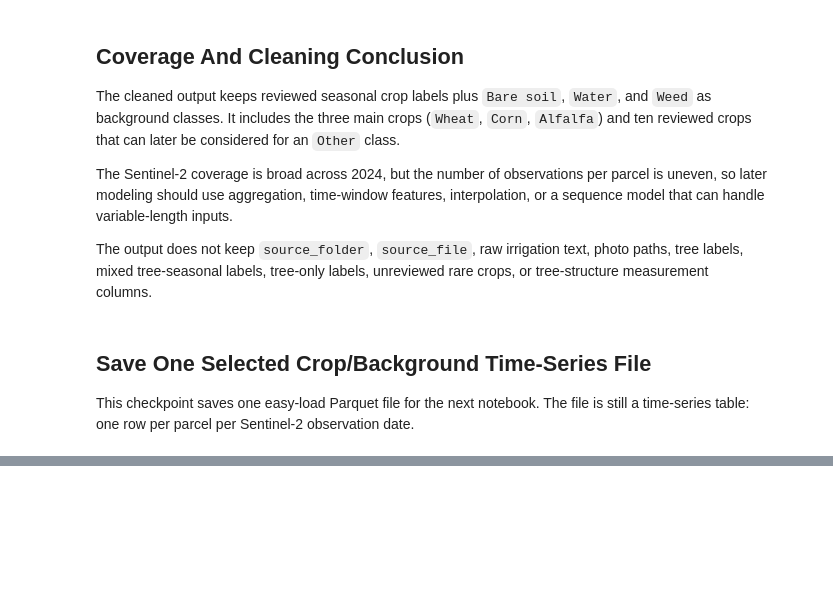
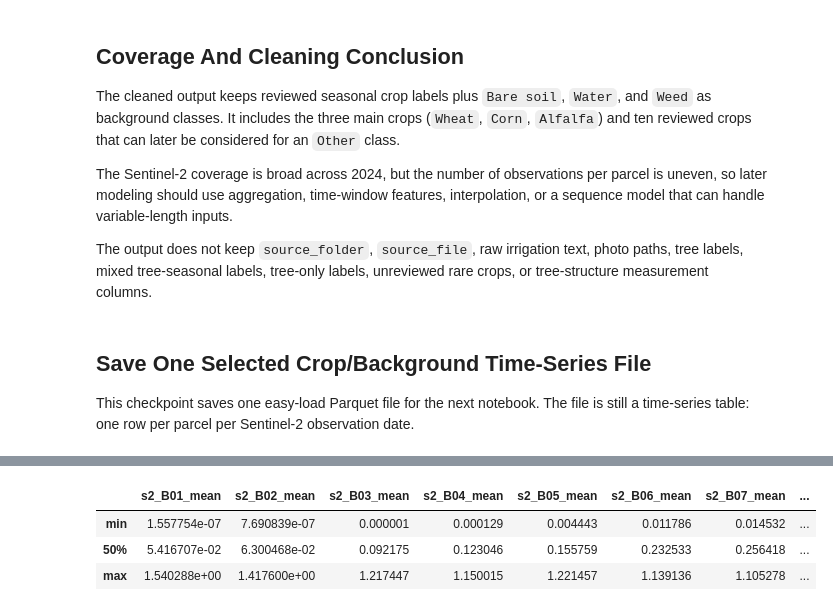
Before and after one commit to Abdo-Eid/FarmTrust, a Jupyter notebook: notebooks/07-morocco_dataset.ipynb, the cells around one changed output, grey strips where cells are left out. Drawn from its saved outputs; the diff is of its cells as text; code cells hidden in the pictures; blank space fills up the shorter version.

```diff
--- a/notebooks/07-morocco_dataset.ipynb
+++ b/notebooks/07-morocco_dataset.ipynb
@@ -96,5 +108,7 @@ print("Raw merged table:", raw_merged.shape)
 # %%
-# Save the raw merged data to a parquet file for future use
-# raw_merged.to_parquet(DATA_DIR / "raw_merged.parquet", index=False)
-# load the raw merged data from the parquet file
-raw_merged = pd.read_parquet(DATA_DIR / "raw_merged.parquet")
+raw_checkpoint_path = DATA_DIR / "raw_merged.parquet"
+raw_merged.to_parquet(raw_checkpoint_path, index=False)
+raw_merged = pd.read_parquet(raw_checkpoint_path)
+
+print("Saved and reloaded raw checkpoint:", raw_checkpoint_path)
+print("Raw merged shape:", raw_merged.shape)
@@ -370,0 +537,86 @@ Final columns:
+# %%
+BAND_RENAME = {
+    "B1": "B01",
+    "B2": "B02",
+    "B3": "B03",
+    "B4": "B04",
+    "B5": "B05",
+    "B6": "B06",
+    "B7": "B07",
+    "B8": "B08",
+    "B8A": "B8A",
+    "B9": "B09",
+    "B11": "B11",
+    "B12": "B12",
+}
+S2_BANDS = ["B01", "B02", "B03", "B04", "B05", "B06", "B07", "B08", "B8A", "B09", "B11", "B12"]
+VEGETATION_INDEX_NAMES = ["NDVI", "SAVI", "EVI", "GNDVI", "NDWI_GREEN", "NDRE", "NDMI", "MSI", "NBR", "BSI", "CAI_B01_B08"]
+
+
+def safe_divide_series(numerator, denominator, min_abs=1e-10):
+    numerator = pd.to_numeric(numerator, errors="coerce")
+    denominator = pd.to_numeric(denominator, errors="coerce")
+    output = numerator / denominator.where(denominator.abs() > min_abs)
+    return output.replace([np.inf, -np.inf], np.nan)
+
+
+def normalize_reflectance_series(values):
+    values = pd.to_numeric(values, errors="coerce")
+    high_value = values.dropna().quantile(0.99) if values.notna().any() else np.nan
+    if pd.notna(high_value) and high_value > 2.0:
+        values = values / 10000.0
+    return values.where(values > 0)
+
+
+aligned_source = final_dataset.copy()
+aligned_source["date"] = pd.to_datetime(aligned_source["satellite_date"], errors="coerce")
+aligned_source["doy"] = aligned_source["date"].dt.dayofyear
+
+for source_col, target_col in BAND_RENAME.items():
+    aligned_source[target_col] = normalize_reflectance_series(aligned_source[source_col])
+
+b01 = aligned_source["B01"]
+b02 = aligned_source["B02"]
+b03 = aligned_source["B03"]
+b04 = aligned_source["B04"]
+b05 = aligned_source["B05"]
+b08 = aligned_source["B08"]
+b11 = aligned_source["B11"]
+b12 = aligned_source["B12"]
+
+computed_ndvi = safe_divide_series(b08 - b04, b08 + b04)
+source_ndvi = pd.to_numeric(aligned_source["ndvi"], errors="coerce")
+aligned_source["NDVI"] = source_ndvi.where(source_ndvi.between(-1.5, 1.5), computed_ndvi).fillna(computed_ndvi)
+aligned_source["SAVI"] = safe_divide_series(1.5 * (b08 - b04), b08 + b04 + 0.5)
+aligned_source["EVI"] = safe_divide_series(2.5 * (b08 - b04), b08 + 6.0 * b04 - 7.5 * b02 + 1.0)
+aligned_source["GNDVI"] = safe_divide_series(b08 - b03, b08 + b03)
+aligned_source["NDWI_GREEN"] = safe_divide_series(b03 - b08, b03 + b08)
+aligned_source["NDRE"] = safe_divide_series(b08 - b05, b08 + b05)
+aligned_source["NDMI"] = safe_divide_series(b08 - b11, b08 + b11)
+aligned_source["MSI"] = safe_divide_series(b11, b08)
+aligned_source["NBR"] = safe_divide_series(b08 - b12, b08 + b12)
+aligned_source["BSI"] = safe_divide_series((b11 + b04) - (b08 + b02), (b11 + b04) + (b08 + b02))
+aligned_source["CAI_B01_B08"] = safe_divide_series(b08 - b01, b08 + b01)
+
+aligned_observations = aligned_source[["parcel_id", "date", "doy", "survey_zone"]].copy()
+aligned_observations["field_id"] = aligned_observations["parcel_id"].astype(str)
+aligned_observations["date"] = aligned_observations["date"].dt.date.astype(str)
+aligned_observations["dataset_source"] = "morocco_crop_irrigation"
+
+for band in S2_BANDS:
+    aligned_observations[f"s2_{band}_mean"] = aligned_source[band]
+for index_name in VEGETATION_INDEX_NAMES:
+    aligned_observations[f"s2_{index_name}_mean"] = aligned_source[index_name]
+
+ordered_columns = ["field_id", "parcel_id", "date", "doy", "dataset_source", "survey_zone"]
+ordered_columns += [f"s2_{band}_mean" for band in S2_BANDS]
+ordered_columns += [f"s2_{index_name}_mean" for index_name in VEGETATION_INDEX_NAMES]
+aligned_observations = aligned_observations[ordered_columns].replace([np.inf, -np.inf], np.nan)
+
+print("Aligned observation rows:", aligned_observations.shape)
+print("Aligned observation feature columns:", len(ordered_columns) - 6)
+print("Reflectance range check:")
+display(aligned_observations[[f"s2_{band}_mean" for band in S2_BANDS]].describe().loc[["min", "50%", "max"]])
+print("Vegetation index range check:")
+display(aligned_observations[[f"s2_{name}_mean" for name in VEGETATION_INDEX_NAMES]].describe().loc[["min", "50%", "max"]])
+# %% [output]
@@ -370,0 +626,4 @@ Final columns:
+|  | s2_B01_mean | s2_B02_mean | s2_B03_mean | s2_B04_mean | s2_B05_mean | s2_B06_mean | s2_B07_mean | ... |
+| min | 1.557754e-07 | 7.690839e-07 | 0.000001 | 0.000129 | 0.004443 | 0.011786 | 0.014532 | ... |
+| 50% | 5.416707e-02 | 6.300468e-02 | 0.092175 | 0.123046 | 0.155759 | 0.232533 | 0.256418 | ... |
+| max | 1.540288e+00 | 1.417600e+00 | 1.217447 | 1.150015 | 1.221457 | 1.139136 | 1.105278 | ... |
```
Also changed, not shown: parts of 21 cells of this notebook, 15 other files.
